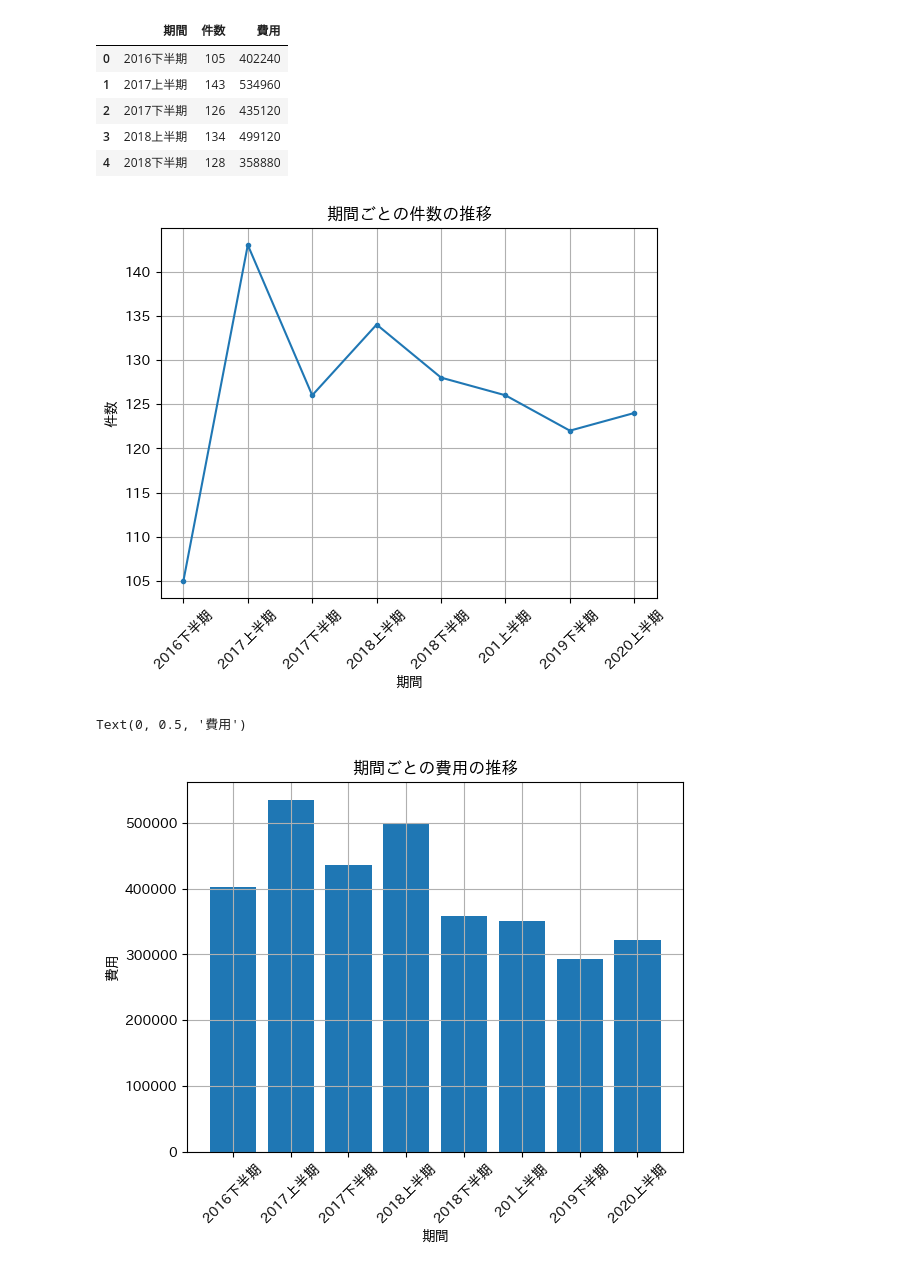
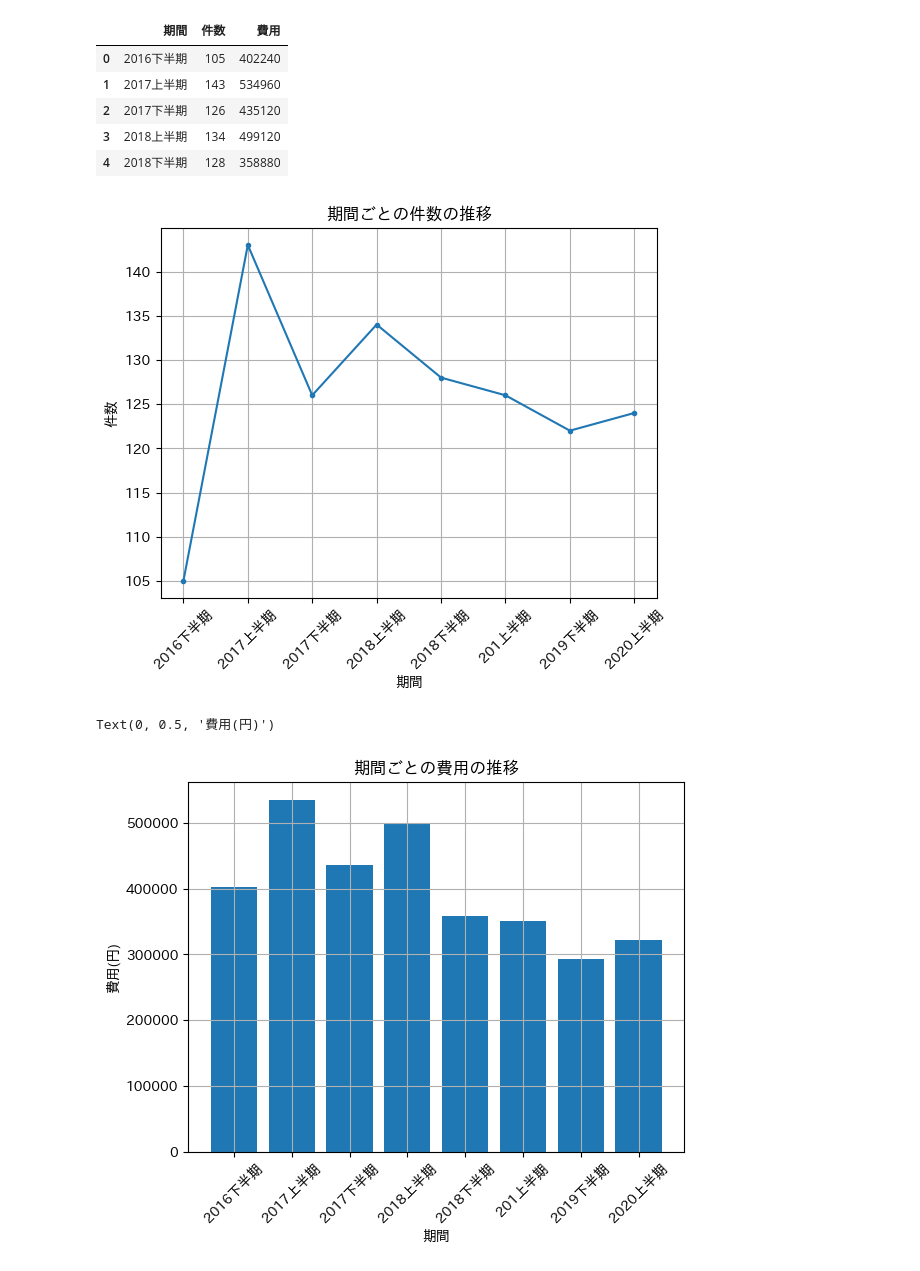
Before and after one commit to shou-hatu/Basic-Python3, a Jupyter notebook: 可視化問題_ipynb_のコピー.ipynb, the cells around one changed output. Saved outputs shown, nothing was run; the diff lists cells and outputs as text; code cells hidden in the pictures.

```diff
--- a/可視化問題_ipynb_のコピー.ipynb
+++ b/可視化問題_ipynb_のコピー.ipynb
@@ -131,23 +136,23 @@ df_3.head()
 # %%
 plt.plot(df_3['期間'] , df_3['件数'] , marker='.')#marker = '.'；グラフ上にスポットを表示できる
 plt.title('期間ごとの件数の推移')#タイトル
 plt.xlabel('期間')#x軸ラベル
 plt.ylabel('件数')#y軸ラベル
 #plt.xticks();x軸にメモリを追加(なぜかy軸にも追加された。.ysticks()でy軸の表示名やメモリはいじれる)
 #plt.xticks(rotation = 45);x軸ラベルを45度回転
 plt.xticks(rotation = 45)
 plt.grid()#メモリ線に沿ってマスを作る(gridを表示する)
 plt.show()
 
 #棒グラフ
 #plt.bar(x, height, オプション)
 plt.bar(df_3['期間'] , df_3['費用'])
 plt.grid()
 plt.xticks(rotation = 45)
 plt.title('期間ごとの費用の推移')#タイトル
 plt.xlabel('期間')#x軸ラベル
-plt.ylabel('費用')#y軸ラベル
+plt.ylabel('費用(円)')#y軸ラベル
 # %% [output]
 [figure]
-Text(0, 0.5, '費用')
+Text(0, 0.5, '費用(円)')
-[figure, old version]
+[figure, new version]
```
Also changed, not shown: parts of 4 cells of this notebook.
